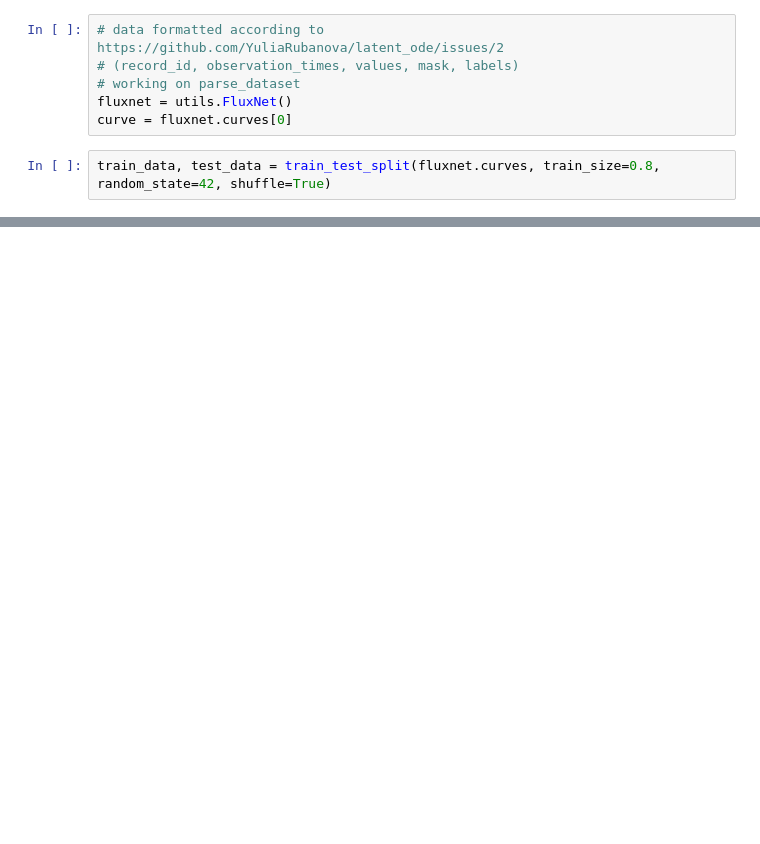
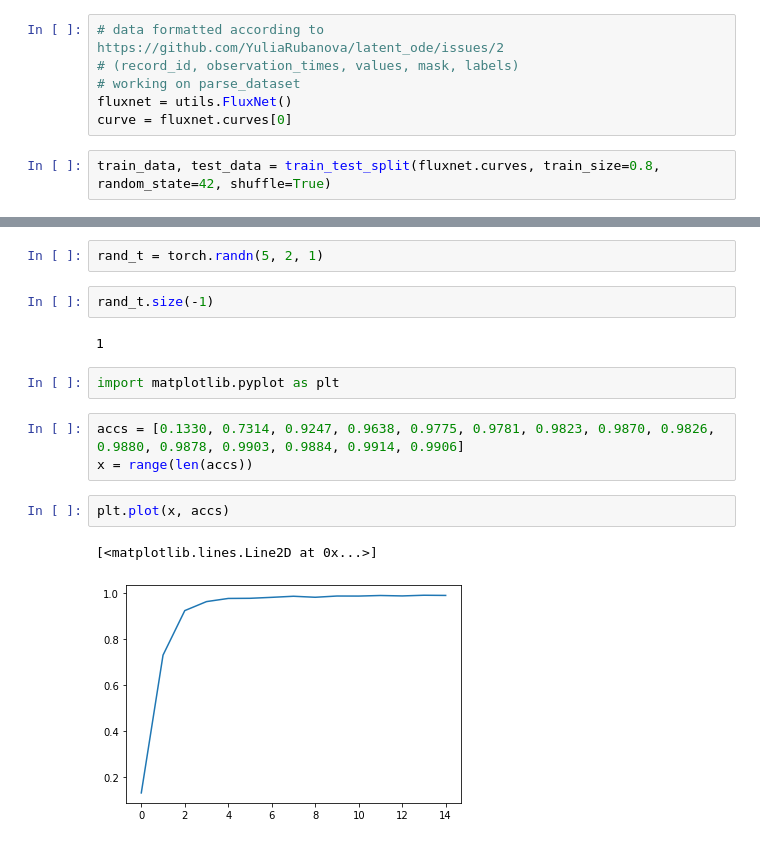
Before and after one commit to deepskies/cosmoNODE, a Jupyter notebook: latent_ode.ipynb, the cells around one changed output, grey strips where cells are left out. Saved outputs shown, nothing was run; the diff lists cells and outputs as text; blank space fills up the shorter version.

Commit message:
latent_ode almost done w collate function working w dataloader, simple neural ode_mnist test accuracy plot

```diff
--- a/latent_ode.ipynb
+++ b/latent_ode.ipynb
@@ -28,0 +117,16 @@ record_id, tt, vals, mask, labels = train_data[0]
+# %%
+rand_t = torch.randn(5, 2, 1)
+# %%
+rand_t.size(-1)
+# %% [output]
+1
+# %%
+import matplotlib.pyplot as plt
+# %%
+accs = [0.1330, 0.7314, 0.9247, 0.9638, 0.9775, 0.9781, 0.9823, 0.9870, 0.9826, 0.9880, 0.9878, 0.9903, 0.9884, 0.9914, 0.9906]
+x = range(len(accs))
+# %%
+plt.plot(x, accs)
+# %% [output]
+[<matplotlib.lines.Line2D at 0x...>]
+[figure, added]
```
Also changed, not shown: parts of 18 cells of this notebook, 2 other files.
